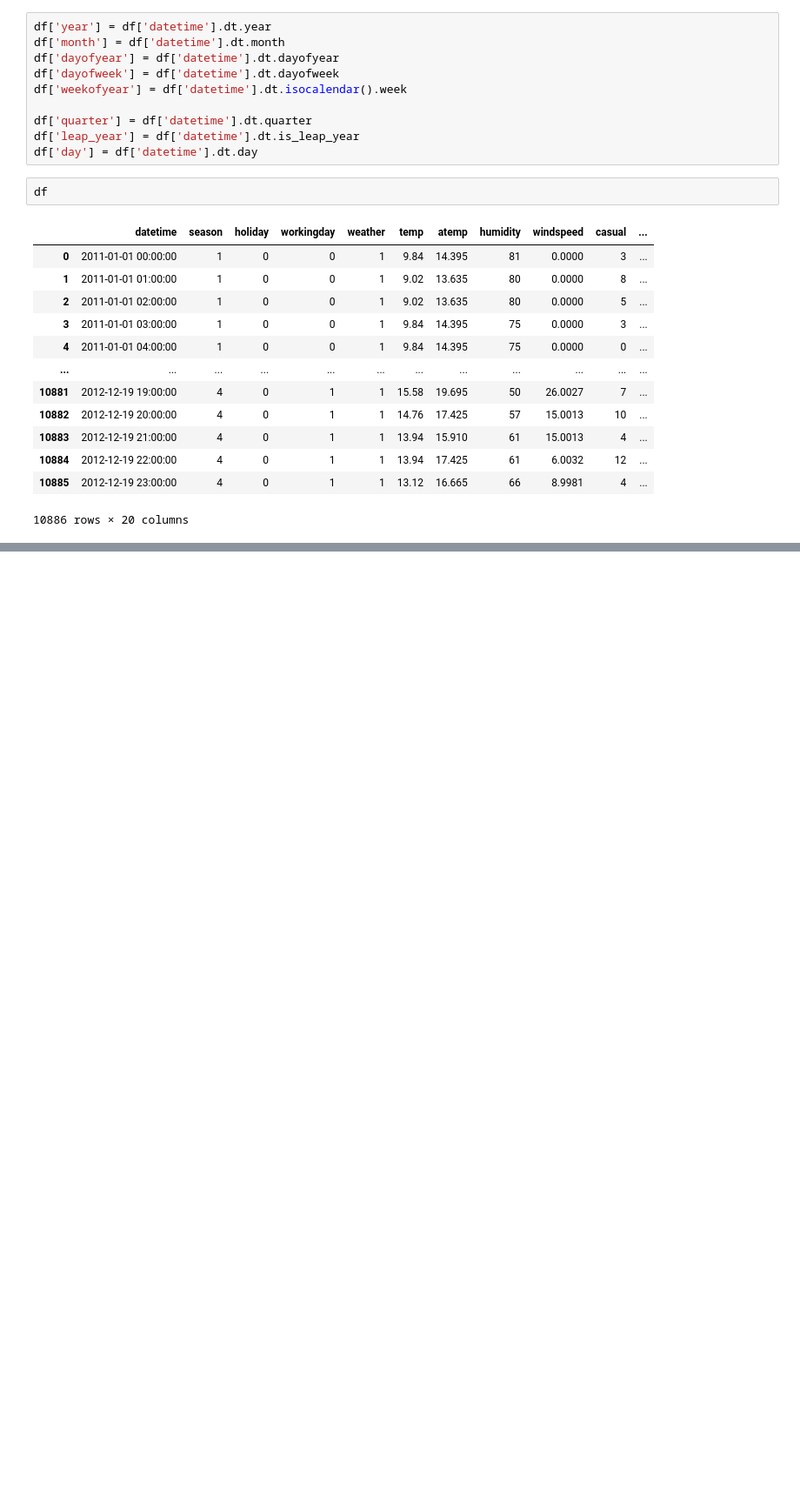
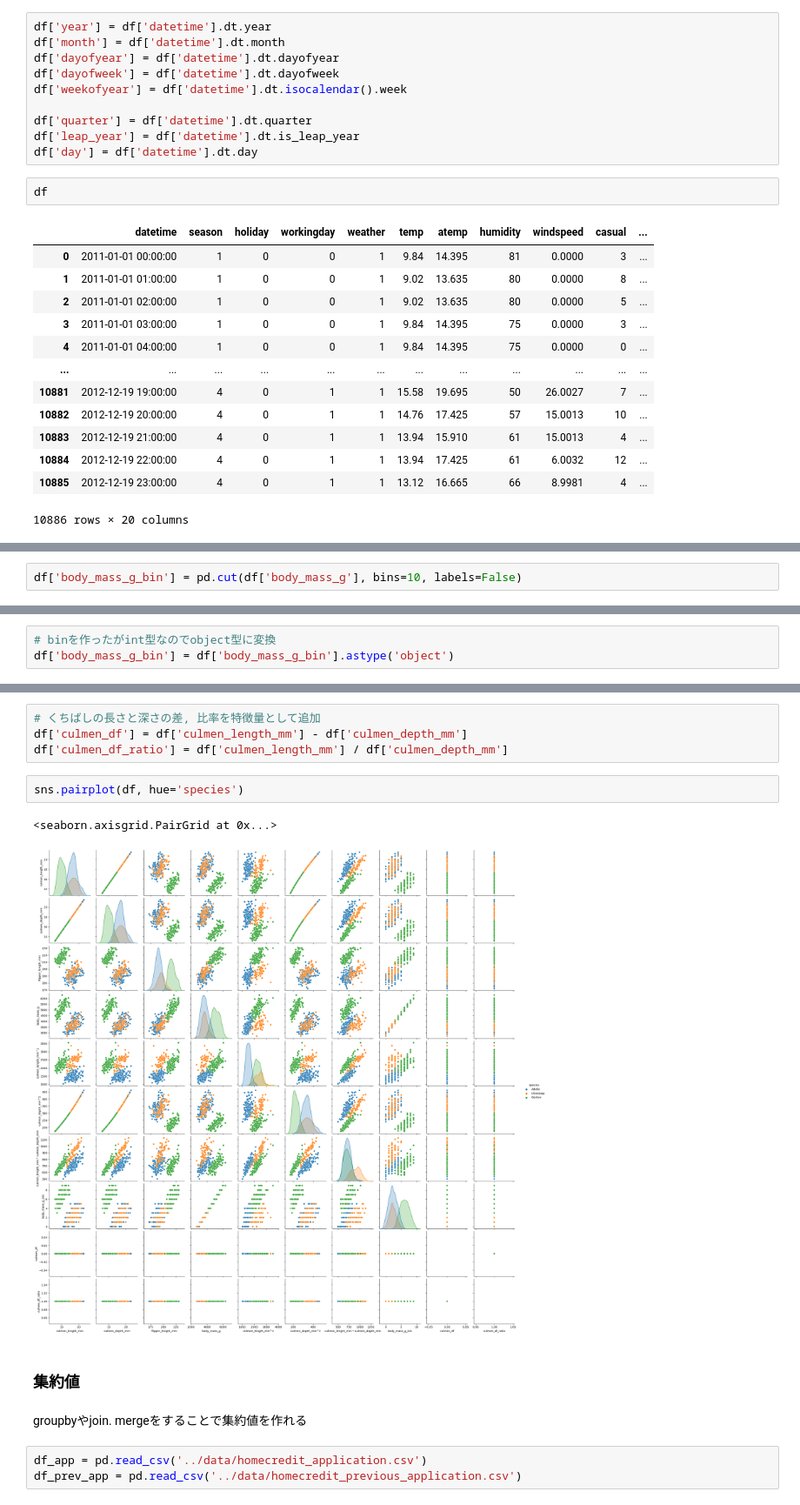
Before and after one commit to yunozon/datascience-py, a Jupyter notebook: study/feature_engineiring.ipynb, the cells around one changed output, grey strips where cells are left out. Shown at 87% size. Drawn from its saved outputs; the diff is of its cells as text; blank space fills up the shorter version.

```diff
--- a/study/feature_engineiring.ipynb
+++ b/study/feature_engineiring.ipynb
@@ -129,0 +224,2 @@ df
+# %%
+df['body_mass_g_bin'] = pd.cut(df['body_mass_g'], bins=10, labels=False)
@@ -129,0 +247,3 @@ df
+# %%
+# binを作ったがint型なのでobject型に変換
+df['body_mass_g_bin'] = df['body_mass_g_bin'].astype('object')
@@ -129,0 +289,16 @@ df
+# %%
+# くちばしの長さと深さの差, 比率を特徴量として追加
+df['culmen_df'] = df['culmen_length_mm'] - df['culmen_depth_mm']
+df['culmen_df_ratio'] = df['culmen_length_mm'] / df['culmen_depth_mm']
+# %%
+sns.pairplot(df, hue='species')
+# %% [output]
+<seaborn.axisgrid.PairGrid at 0x...>
+[figure, added]
+# %% [markdown]
+### 集約値
+# %% [markdown]
+groupbyやjoin. mergeをすることで集約値を作れる
+# %%
+df_app = pd.read_csv('../data/homecredit_application.csv')
+df_prev_app = pd.read_csv('../data/homecredit_previous_application.csv')
```
Also changed, not shown: parts of 26 cells of this notebook, 2 other files.
